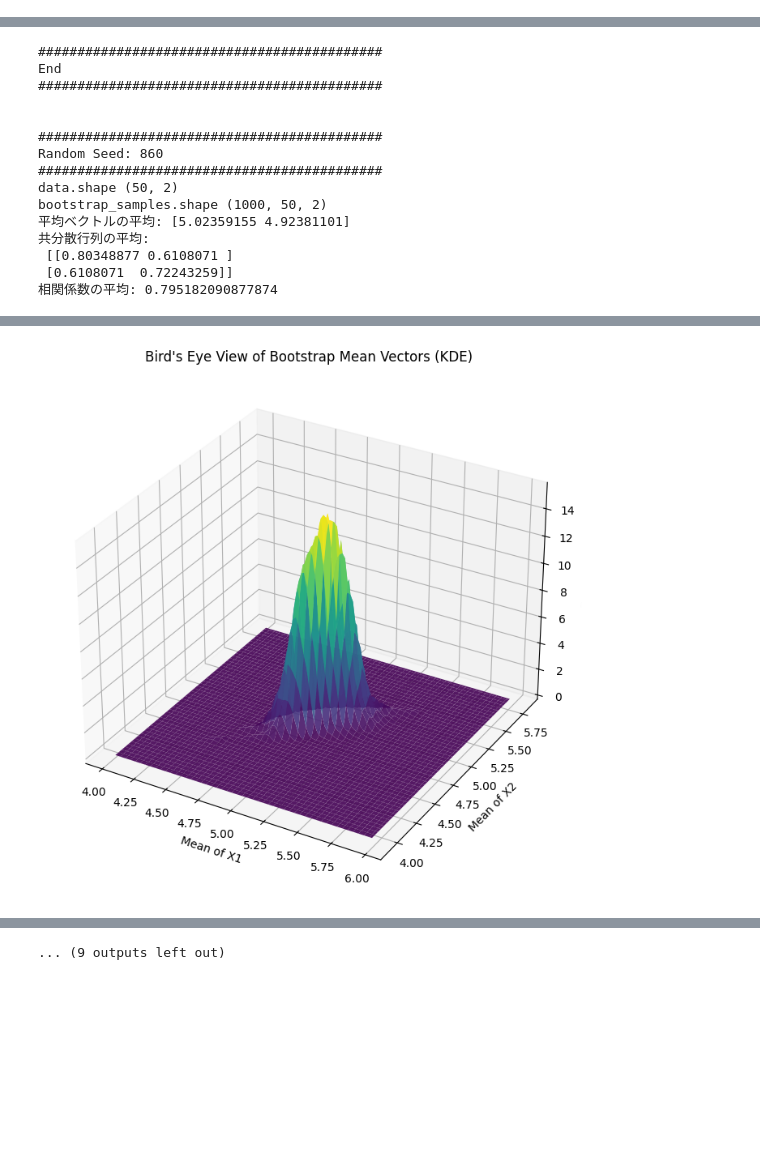
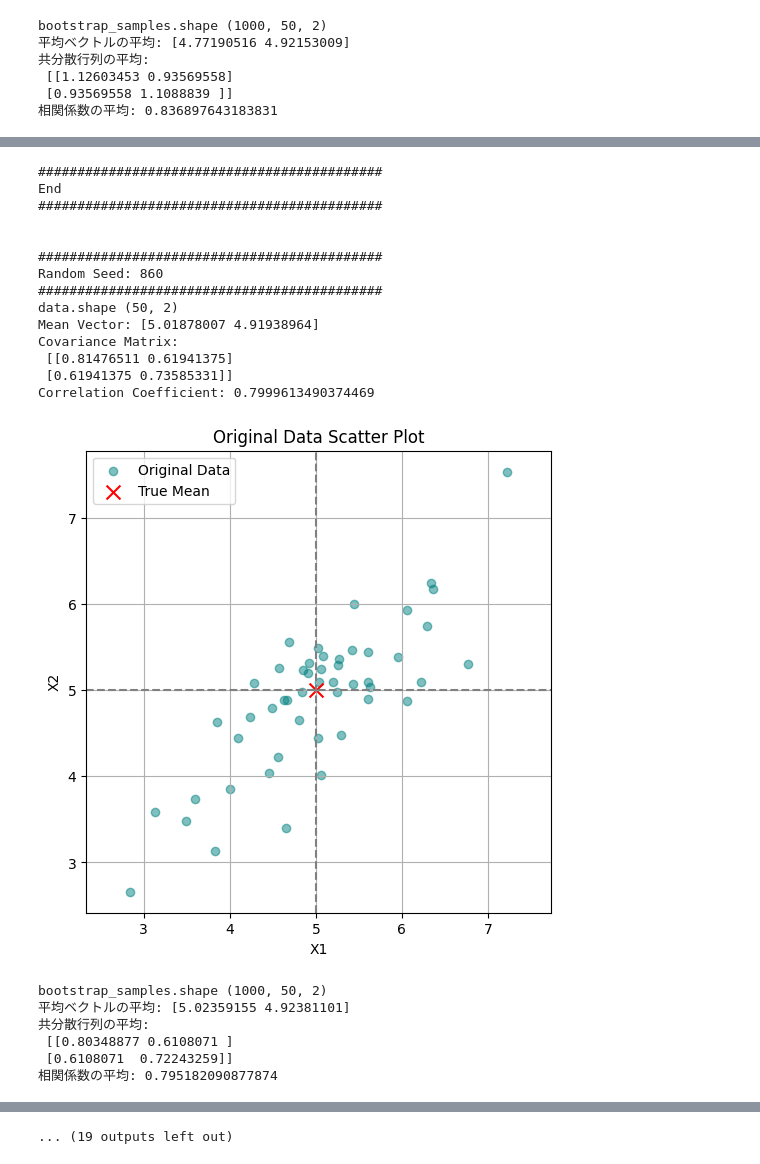
Before and after one commit to shimajoe/deep-learning-from-scratch-5, a Jupyter notebook: master_research/two-dim-data/two-dim-gauss/mean-vec-pred/two_dim_gauss_mean_vec_bs.ipynb, the cells around one changed output, grey strips where cells are left out. Cells and saved outputs as stored; diff of their text form; code cells hidden in the pictures; blank space fills up the shorter version.

```diff
--- a/master_research/two-dim-data/two-dim-gauss/mean-vec-pred/two_dim_gauss_mean_vec_bs.ipynb
+++ b/master_research/two-dim-data/two-dim-gauss/mean-vec-pred/two_dim_gauss_mean_vec_bs.ipynb
@@ -44,15 +44,27 @@ for seed in np.nditer(random_seed):
     data = np.random.multivariate_normal(original_mean, original_cov, size=dataset_size) # 学習元データの生成 (50, 2)
     print("data.shape", data.shape) # (50, 2)
 
+    # 学習元データの平均ベクトルと共分散行列を計算
+    mean_vec = np.mean(data, axis=0) # 平均ベクトル（2,）
+    cov_mat = np.cov(data.T) # 共分散行列（2, 2）
+    corr_coef = np.corrcoef(data.T)[0, 1] # 相関係数（スカラー）
+    print("Mean Vector:", mean_vec) # 平均ベクトル
+    print("Covariance Matrix:\n", cov_mat) # 共分散行列
+    print("Correlation Coefficient:", corr_coef) # 相関係数
+
     # 学習元データを可視化する
-    # plt.hist(data, bins=20, alpha=0.7, color='blue', label='Original Data') # 元データのヒストグラム
-    # plt.title("Original Data") # グラフの装飾
-    # plt.xlabel("Value")
-    # plt.ylabel("Frequency")
-    # plt.legend() # 凡例表示
-    # plt.grid(True) # グリッド表示
-    # plt.show() # 描画
-
+    plt.figure(figsize=(6, 6))
+    plt.scatter(data[:, 0], data[:, 1], alpha=0.5, color='teal', label='Original Data')
+    plt.axhline(original_mean[0], color='gray', linestyle='--')
+    plt.axvline(original_mean[1], color='gray', linestyle='--')
+    plt.scatter(original_mean[0], original_mean[1], color='red', marker='x', s=100, label='True Mean')
+    plt.xlabel('X1')
+    plt.ylabel('X2')
+    plt.title('Original Data Scatter Plot')
+    plt.legend()
+    plt.grid(True)
+    plt.axis('equal')
+    plt.show()
 
 
     # ブートストラップ処理
@@ -83,9 +95,9 @@ for seed in np.nditer(random_seed):
     plt.scatter(bootstrap_mean_vecs[:, 0], bootstrap_mean_vecs[:, 1], alpha=0.5, color='teal', label='Bootstrap Means')
 
     # 原点を基準として赤十字
-    plt.axhline(5, color='gray', linestyle='--')
-    plt.axvline(5, color='gray', linestyle='--')
-    plt.scatter(5, 5, color='red', marker='x', s=100, label='True Mean')
+    plt.axhline(original_mean[0], color='gray', linestyle='--')
+    plt.axvline(original_mean[1], color='gray', linestyle='--')
+    plt.scatter(original_mean[0], original_mean[1], color='red', marker='x', s=100, label='True Mean')
 
     plt.xlabel('Mean of X1')
     plt.ylabel('Mean of X2')
@@ -158,0 +170,6 @@ bootstrap_samples.shape (1000, 50, 2)
+bootstrap_samples.shape (1000, 50, 2)
+平均ベクトルの平均: [4.77190516 4.92153009]
+共分散行列の平均:
+ [[1.12603453 0.93569558]
+ [0.93569558 1.1088839 ]]
+相関係数の平均: 0.836897643183831
@@ -161,15 +177,0 @@ bootstrap_samples.shape (1000, 50, 2)
-############################################
-End
-############################################
-
-
-############################################
-Random Seed: 860
-############################################
-data.shape (50, 2)
-bootstrap_samples.shape (1000, 50, 2)
-平均ベクトルの平均: [5.02359155 4.92381101]
-共分散行列の平均:
- [[0.80348877 0.6108071 ]
- [0.6108071  0.72243259]]
-相関係数の平均: 0.795182090877874
@@ -177 +179,21 @@ bootstrap_samples.shape (1000, 50, 2)
+############################################
+End
+############################################
+
+
+############################################
+Random Seed: 860
+############################################
+data.shape (50, 2)
+Mean Vector: [5.01878007 4.91938964]
+Covariance Matrix:
+ [[0.81476511 0.61941375]
+ [0.61941375 0.73585331]]
+Correlation Coefficient: 0.7999613490374469
-[figure, old version]
+[figure, new version]
+bootstrap_samples.shape (1000, 50, 2)
+平均ベクトルの平均: [5.02359155 4.92381101]
+共分散行列の平均:
+ [[0.80348877 0.6108071 ]
+ [0.6108071  0.72243259]]
+相関係数の平均: 0.795182090877874
@@ -197 +203 @@ bootstrap_samples.shape (1000, 50, 2)
-... (9 outputs left out)
+... (19 outputs left out)
```
Also changed, not shown: parts of 2 cells of this notebook, 5 other files.
